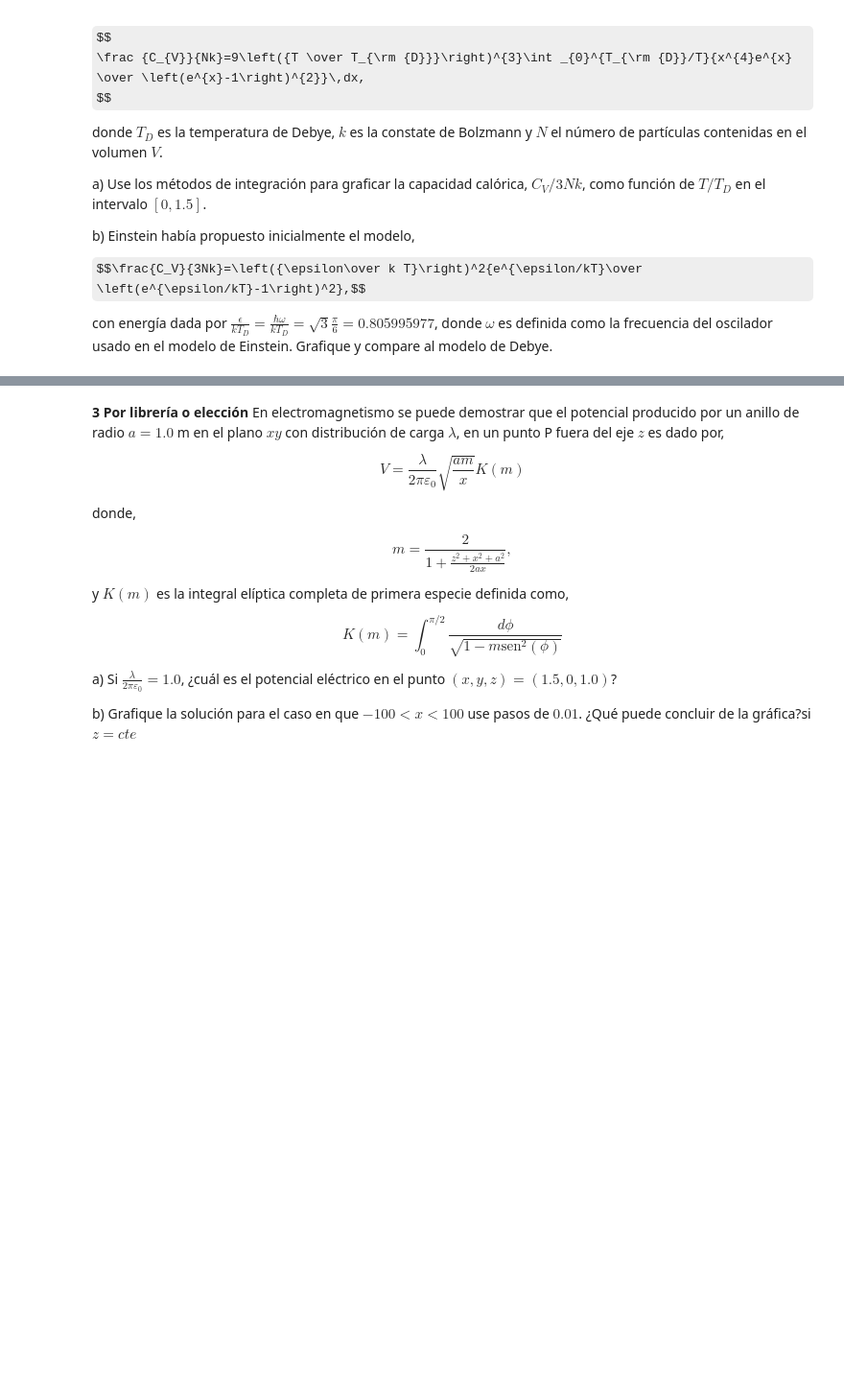
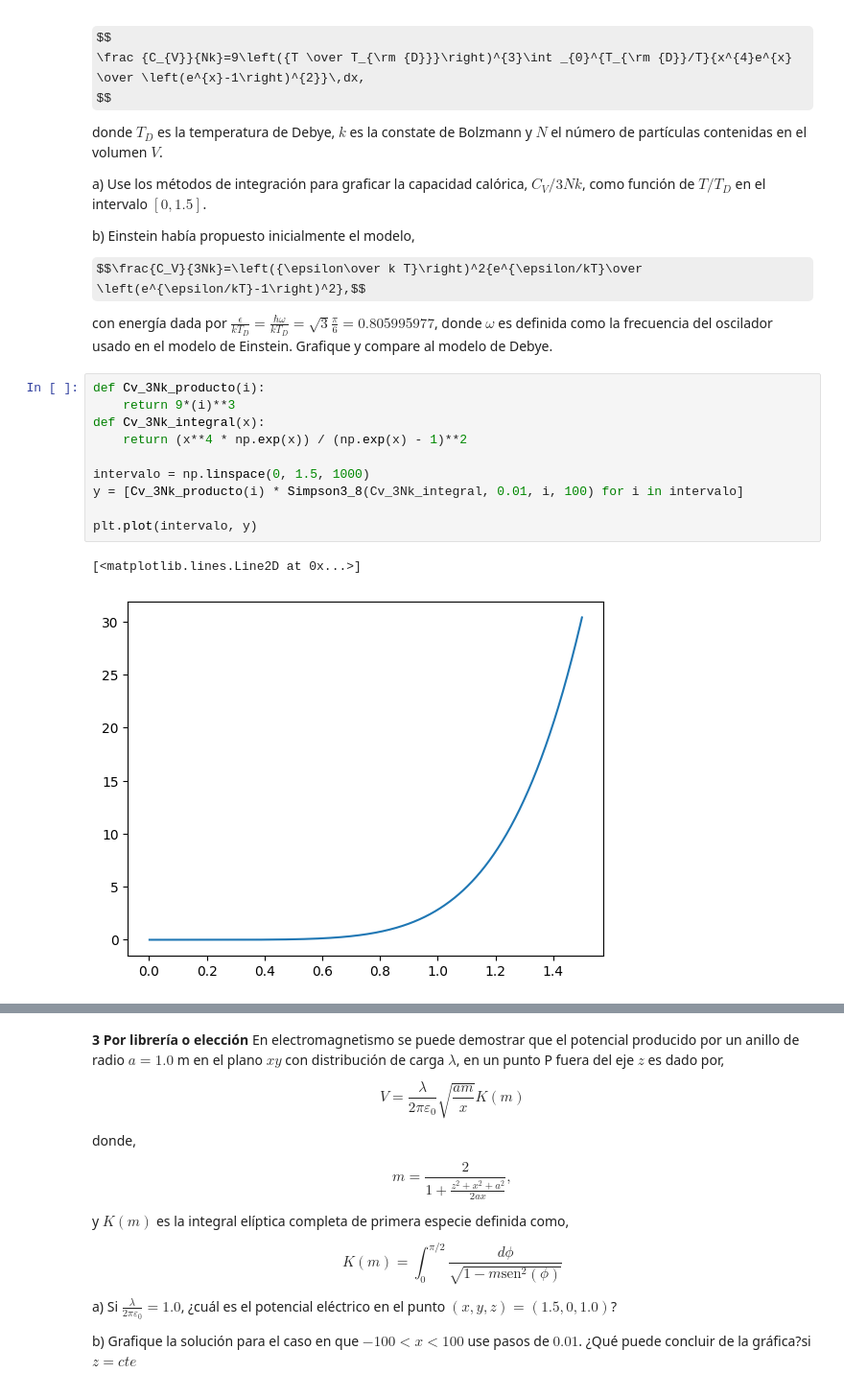
Before and after one commit to estivengrx/computational_methods_physics_astronomy, a Jupyter notebook: Workshops/Taller_05_EstivenCastrillon.ipynb, the cells around one changed output, grey strips where cells are left out. Shown at 96% size. Drawn from its saved outputs; the diff is of its cells as text; some formulas as TeX source; blank space fills up the shorter version.

Commit message:
feat: First implementation of the workshop 5, solved some integrals in the first and second point

```diff
--- a/Workshops/Taller_05_EstivenCastrillon.ipynb
+++ b/Workshops/Taller_05_EstivenCastrillon.ipynb
@@ -39,3 +141,16 @@ $$\frac{C_V}{3Nk}=\left({\epsilon\over k T}\right)^2{e^{\epsilon/kT}\over \left(
 
 con energía dada por $\frac{\epsilon}{kT_D} = \frac{\hbar \omega}{kT_D} = \sqrt{3}\frac{\pi}{6}=0.805995977$, donde $\omega$ es definida como la frecuencia del oscilador usado en el modelo de Einstein.
 Grafique y compare al modelo de Debye.
+# %%
+def Cv_3Nk_producto(i):
+    return 9*(i)**3
+def Cv_3Nk_integral(x):
+    return (x**4 * np.exp(x)) / (np.exp(x) - 1)**2
+
+intervalo = np.linspace(0, 1.5, 1000)
+y = [Cv_3Nk_producto(i) * Simpson3_8(Cv_3Nk_integral, 0.01, i, 100) for i in intervalo]
+
+plt.plot(intervalo, y)
+# %% [output]
+[<matplotlib.lines.Line2D at 0x...>]
+[figure, added]
```
Also changed, not shown: parts of 4 cells of this notebook.
